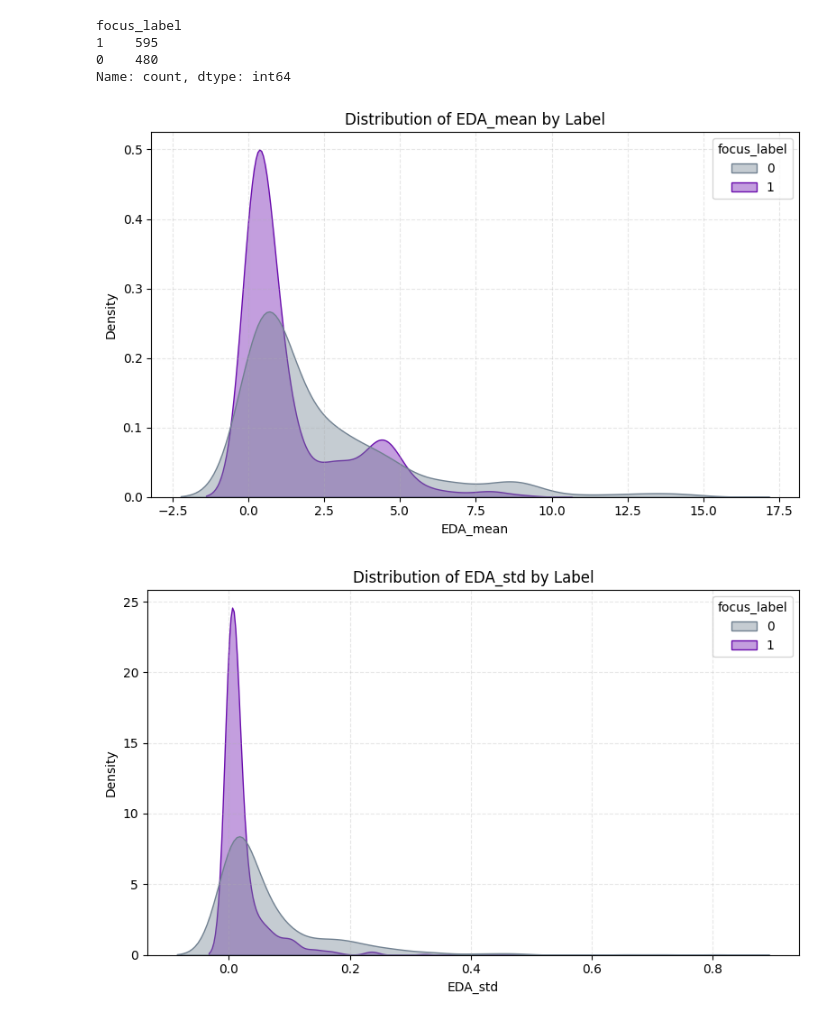
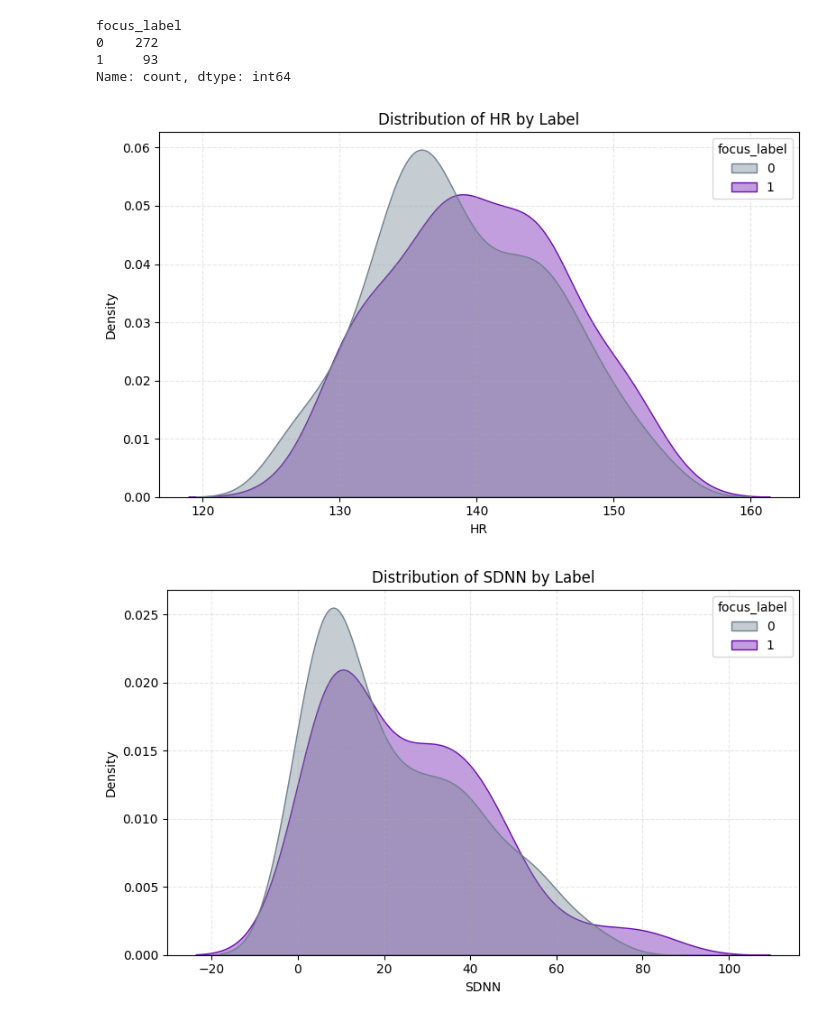
Before and after one commit to grayaubel/focus-detection-using-physiological-data, a Jupyter notebook: notebooks/WESAD/explore_quest.ipynb, the cells around one changed output. Cells and saved outputs as stored; diff of their text form; code cells hidden in the pictures.

```diff
--- a/notebooks/WESAD/explore_quest.ipynb
+++ b/notebooks/WESAD/explore_quest.ipynb
@@ -4,7 +4,7 @@ import numpy as np
 import glob
 from tqdm import tqdm
 # %%
-all_file = glob.glob('../../data/processed/WESAD/feature_extracted/S*.csv')
+all_file = glob.glob('../../data/processed/apple_watch_format/1s/S*.csv')
 df_all = pd.concat([pd.read_csv(file) for file in all_file], ignore_index=True, axis=0)
 df_all.head()
 # %% [output]
@@ -174,8 +154,8 @@ df_all
 df_all.value_counts('focus_label')
 # %% [output]
 focus_label
-1    595
-0    480
+0    272
+1     93
 Name: count, dtype: int64
 # %%
 import matplotlib.pyplot as plt
@@ -183,16 +163,16 @@ import seaborn as sns
 # %%
 palette = {0: "#708090", 1: "#6A0DAD"}
 # %%
-for feature in ['EDA_mean', 'EDA_std', 'EDA_slope','HR', 'IBI', 'RMSSD', 'SDNN', 'lf/hf']:
+for feature in ['HR','SDNN', 'net_acc_mean']:
     plt.figure(figsize=(8, 5))
     sns.kdeplot(data=df_all, x=feature, hue='focus_label',
                 common_norm=False, palette=palette, fill=True, alpha=0.4)
     plt.title(f'Distribution of {feature} by Label')
     plt.xlabel(feature)
     plt.ylabel("Density")
     plt.grid(True, linestyle='--', alpha=0.3)
     plt.tight_layout()
     plt.show()
 # %% [output]
-[figure, old version]
+[figure, new version]
-[figure, old version]
+[figure, new version]
```
Also changed, not shown: parts of 7 cells of this notebook, 1 other file.
